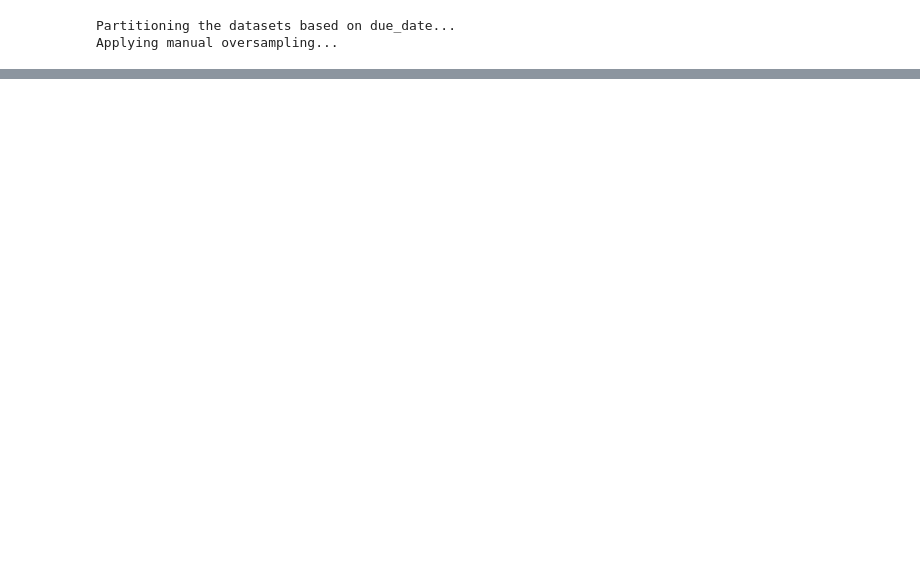
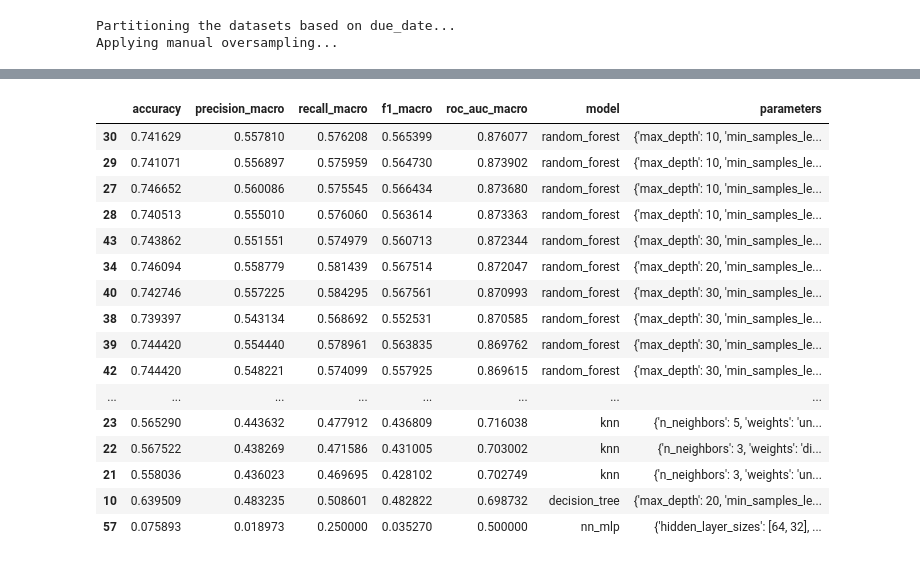
Before and after one commit to anneryeo/THESIS-Utilizing-ML-to-Solve-the-IPPP, a Jupyter notebook: Machine Learning.ipynb, the cells around one changed output, grey strips where cells are left out. Cells and saved outputs as stored; diff of their text form; code cells hidden in the pictures; blank space fills up the shorter version.

```diff
--- a/Machine Learning.ipynb
+++ b/Machine Learning.ipynb
@@ -417,0 +378,20 @@ results_df.sort_values(by='f1_macro', ascending=False)
+# %%
+results_df.sort_values(by='roc_auc_macro', ascending=False)
+# %% [output]
+|  | accuracy | precision_macro | recall_macro | f1_macro | roc_auc_macro | model | parameters |
+| 30 | 0.741629 | 0.557810 | 0.576208 | 0.565399 | 0.876077 | random_forest | {'max_depth': 10, 'min_samples_le... |
+| 29 | 0.741071 | 0.556897 | 0.575959 | 0.564730 | 0.873902 | random_forest | {'max_depth': 10, 'min_samples_le... |
+| 27 | 0.746652 | 0.560086 | 0.575545 | 0.566434 | 0.873680 | random_forest | {'max_depth': 10, 'min_samples_le... |
+| 28 | 0.740513 | 0.555010 | 0.576060 | 0.563614 | 0.873363 | random_forest | {'max_depth': 10, 'min_samples_le... |
+| 43 | 0.743862 | 0.551551 | 0.574979 | 0.560713 | 0.872344 | random_forest | {'max_depth': 30, 'min_samples_le... |
+| 34 | 0.746094 | 0.558779 | 0.581439 | 0.567514 | 0.872047 | random_forest | {'max_depth': 20, 'min_samples_le... |
+| 40 | 0.742746 | 0.557225 | 0.584295 | 0.567561 | 0.870993 | random_forest | {'max_depth': 30, 'min_samples_le... |
+| 38 | 0.739397 | 0.543134 | 0.568692 | 0.552531 | 0.870585 | random_forest | {'max_depth': 30, 'min_samples_le... |
+| 39 | 0.744420 | 0.554440 | 0.578961 | 0.563835 | 0.869762 | random_forest | {'max_depth': 30, 'min_samples_le... |
+| 42 | 0.744420 | 0.548221 | 0.574099 | 0.557925 | 0.869615 | random_forest | {'max_depth': 30, 'min_samples_le... |
+| ... | ... | ... | ... | ... | ... | ... | ... |
+| 23 | 0.565290 | 0.443632 | 0.477912 | 0.436809 | 0.716038 | knn | {'n_neighbors': 5, 'weights': 'un... |
+| 22 | 0.567522 | 0.438269 | 0.471586 | 0.431005 | 0.703002 | knn | {'n_neighbors': 3, 'weights': 'di... |
+| 21 | 0.558036 | 0.436023 | 0.469695 | 0.428102 | 0.702749 | knn | {'n_neighbors': 3, 'weights': 'un... |
+| 10 | 0.639509 | 0.483235 | 0.508601 | 0.482822 | 0.698732 | decision_tree | {'max_depth': 20, 'min_samples_le... |
+| 57 | 0.075893 | 0.018973 | 0.250000 | 0.035270 | 0.500000 | nn_mlp | {'hidden_layer_sizes': [64, 32], ... |
```
Also changed, not shown: parts of 10 cells of this notebook.
